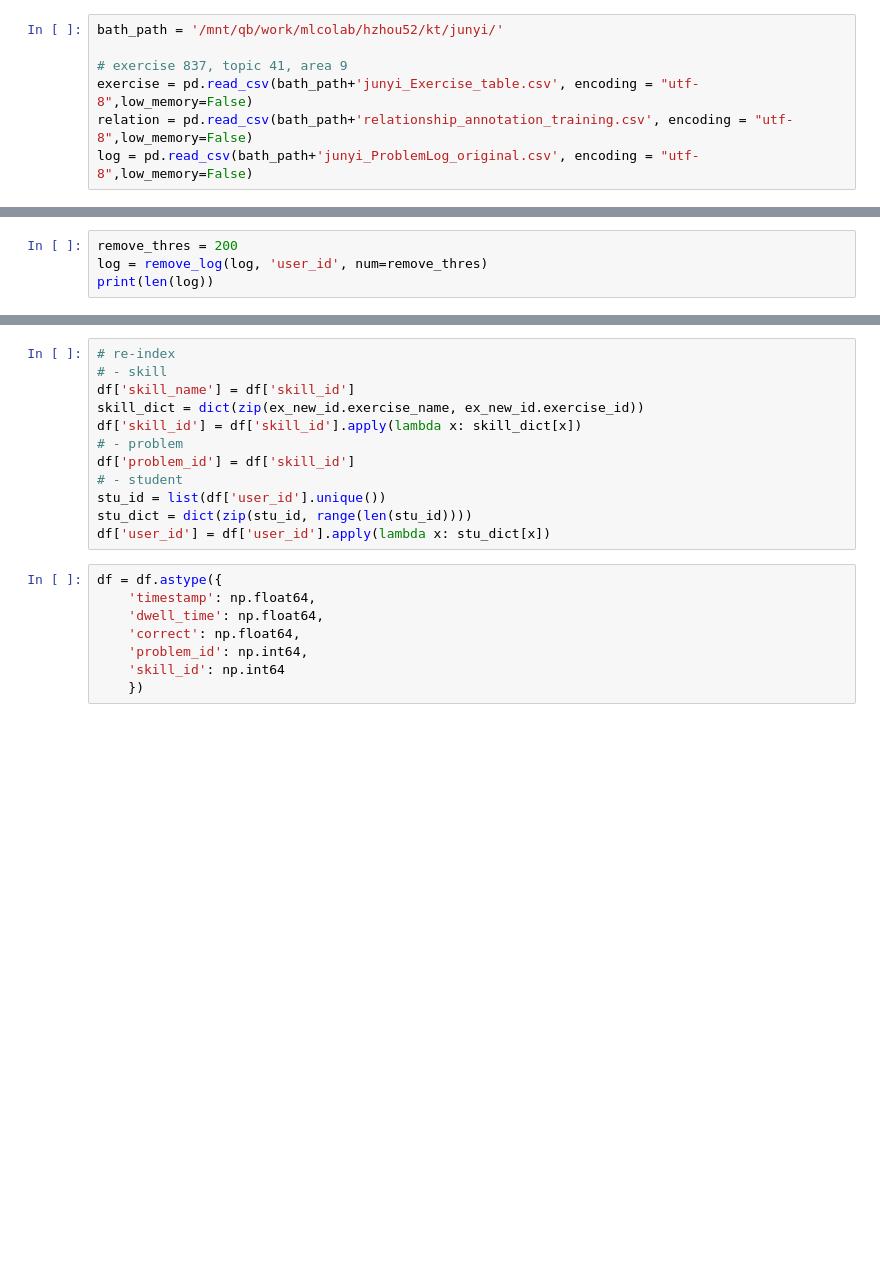
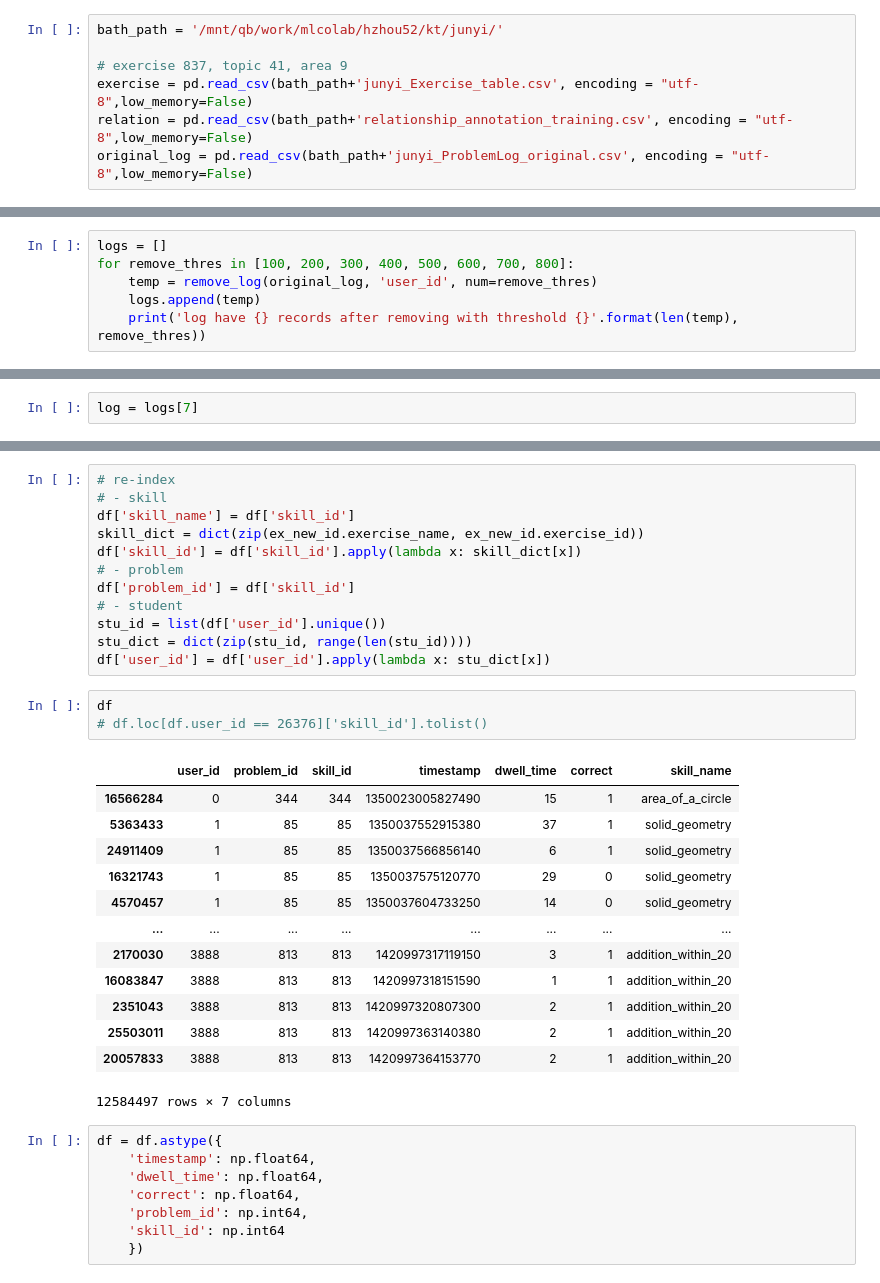
Before and after one commit to mlcolab/psi-kt, a Jupyter notebook: data/preprocess/junyi.ipynb, the cells around one changed output, grey strips where cells are left out. Saved outputs shown, nothing was run; the diff lists cells and outputs as text; blank space fills up the shorter version.

```diff
--- a/data/preprocess/junyi.ipynb
+++ b/data/preprocess/junyi.ipynb
@@ -12,5 +12,5 @@ bath_path = '/mnt/qb/work/mlcolab/hzhou52/kt/junyi/'
 # exercise 837, topic 41, area 9
 exercise = pd.read_csv(bath_path+'junyi_Exercise_table.csv', encoding = "utf-8",low_memory=False)
 relation = pd.read_csv(bath_path+'relationship_annotation_training.csv', encoding = "utf-8",low_memory=False)
-log = pd.read_csv(bath_path+'junyi_ProblemLog_original.csv', encoding = "utf-8",low_memory=False)
+original_log = pd.read_csv(bath_path+'junyi_ProblemLog_original.csv', encoding = "utf-8",low_memory=False)
 # %%
@@ -182,7 +161,3 @@ number of NaN in column points_earned: 0
 number of unique value in user_id: 247606
 number of unique value in exercise: 722
 25925992
-# %%
-remove_thres = 200
-log = remove_log(log, 'user_id', num=remove_thres)
-print(len(log))
@@ -190,0 +164,6 @@ print(len(log))
+# %%
+logs = []
+for remove_thres in [100, 200, 300, 400, 500, 600, 700, 800]:
+    temp = remove_log(original_log, 'user_id', num=remove_thres)
+    logs.append(temp)
+    print('log have {} records after removing with threshold {}'.format(len(temp), remove_thres))
@@ -193,5 +185,7 @@ print(len(log))
 # 60: 23590779
 # %% [markdown]
 # pre-process
+# %%
+log = logs[7]
 # %%
 # create new data
@@ -234,6 +220,23 @@ df['problem_id'] = df['skill_id']
 stu_id = list(df['user_id'].unique())
 stu_dict = dict(zip(stu_id, range(len(stu_id))))
 df['user_id'] = df['user_id'].apply(lambda x: stu_dict[x])
+# %%
+df
+# df.loc[df.user_id == 26376]['skill_id'].tolist()
+# %% [output]
+|  | user_id | problem_id | skill_id | timestamp | dwell_time | correct | skill_name |
+| 16566284 | 0 | 344 | 344 | 1350023005827490 | 15 | 1 | area_of_a_circle |
+| 5363433 | 1 | 85 | 85 | 1350037552915380 | 37 | 1 | solid_geometry |
+| 24911409 | 1 | 85 | 85 | 1350037566856140 | 6 | 1 | solid_geometry |
+| 16321743 | 1 | 85 | 85 | 1350037575120770 | 29 | 0 | solid_geometry |
+| 4570457 | 1 | 85 | 85 | 1350037604733250 | 14 | 0 | solid_geometry |
+| ... | ... | ... | ... | ... | ... | ... | ... |
+| 2170030 | 3888 | 813 | 813 | 1420997317119150 | 3 | 1 | addition_within_20 |
+| 16083847 | 3888 | 813 | 813 | 1420997318151590 | 1 | 1 | addition_within_20 |
+| 2351043 | 3888 | 813 | 813 | 1420997320807300 | 2 | 1 | addition_within_20 |
+| 25503011 | 3888 | 813 | 813 | 1420997363140380 | 2 | 1 | addition_within_20 |
+| 20057833 | 3888 | 813 | 813 | 1420997364153770 | 2 | 1 | addition_within_20 |
+12584497 rows × 7 columns
 # %%
 df = df.astype({
     'timestamp': np.float64,
```
Also changed, not shown: parts of 12 cells of this notebook, 10 other files.
